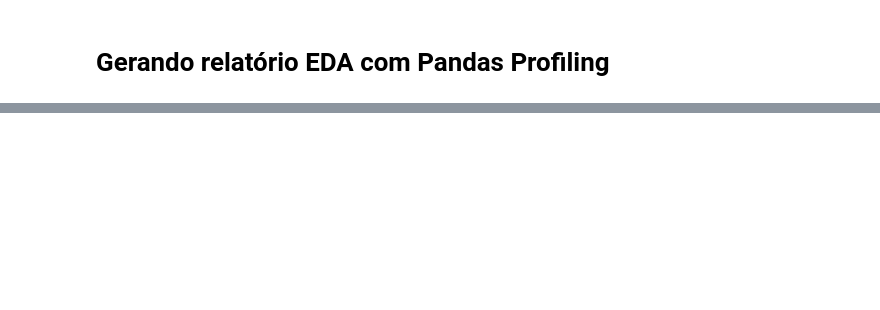
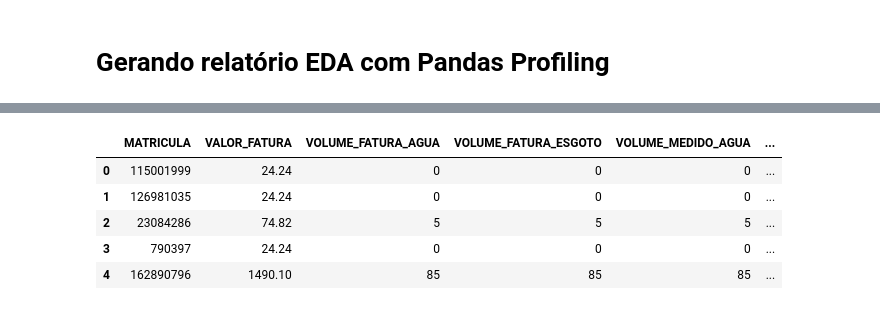
Before and after one commit to redsonlopez/water_forecast, a Jupyter notebook: notebooks/eda/pandas_profilling.ipynb, the cells around one changed output, grey strips where cells are left out. Cells and saved outputs as stored; diff of their text form; code cells hidden in the pictures; blank space fills up the shorter version.

```diff
--- a/notebooks/eda/pandas_profilling.ipynb
+++ b/notebooks/eda/pandas_profilling.ipynb
@@ -15 +38,4 @@ Error:
+# %%
+df['DATA_VENCIMENTO'] = pd.to_datetime(df['DATA_VENCIMENTO'])
+df['MATRICULA'] = df['MATRICULA'].astype('category')
 # %%
@@ -18,0 +53,9 @@ Error:
+# %%
+df.head()
+# %% [output]
+|  | MATRICULA | VALOR_FATURA | VOLUME_FATURA_AGUA | VOLUME_FATURA_ESGOTO | VOLUME_MEDIDO_AGUA | ... |
+| 0 | 115001999 | 24.24 | 0 | 0 | 0 | ... |
+| 1 | 126981035 | 24.24 | 0 | 0 | 0 | ... |
+| 2 | 23084286 | 74.82 | 5 | 5 | 5 | ... |
+| 3 | 790397 | 24.24 | 0 | 0 | 0 | ... |
+| 4 | 162890796 | 1490.10 | 85 | 85 | 85 | ... |
```
Also changed, not shown: parts of 6 cells of this notebook.
